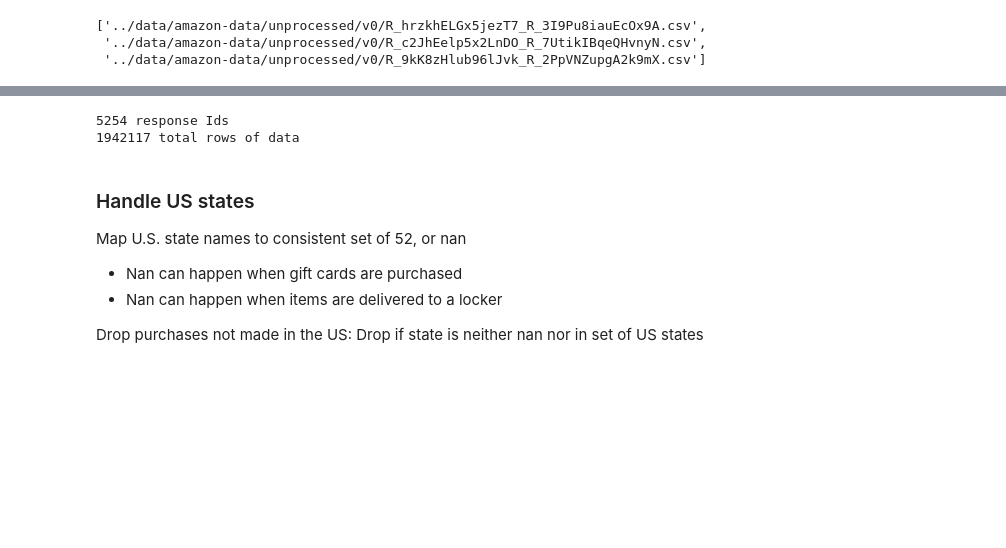
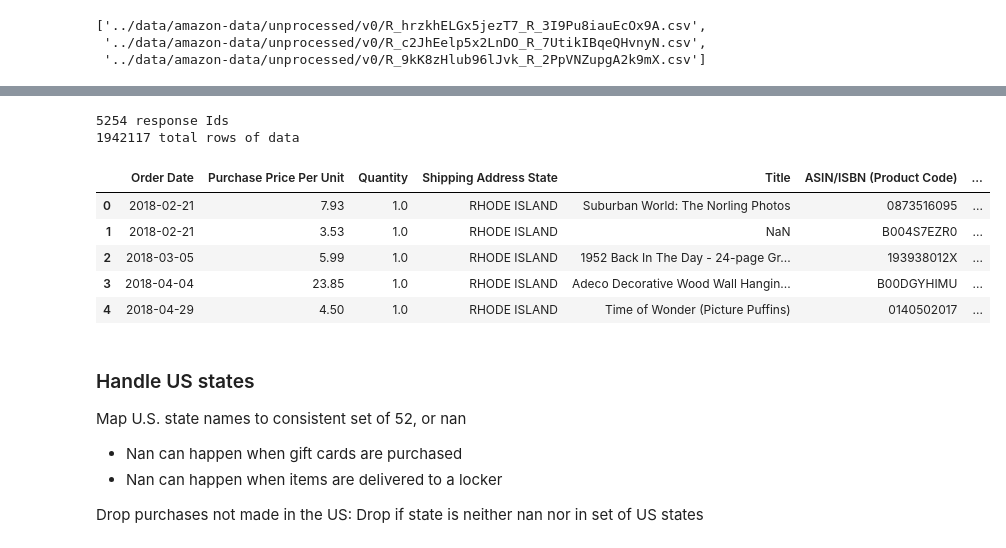
Before and after one commit to aberke/amazon-study, a Jupyter notebook: data-analysis/preprocessing.ipynb, the cells around one changed output, grey strips where cells are left out. Drawn from its saved outputs; the diff is of its cells as text; code cells hidden in the pictures; blank space fills up the shorter version.

```diff
--- a/data-analysis/preprocessing.ipynb
+++ b/data-analysis/preprocessing.ipynb
@@ -220,10 +216,16 @@ def print_data_metrics(amazon_data_df):
     print('%s total rows of data' % len(amazon_data_df))
 # %%
 print_data_metrics(amzn_df)
-# amzn_df.head()
+amzn_df.head()
 # %% [output]
 5254 response Ids
 1942117 total rows of data
+|  | Order Date | Purchase Price Per Unit | Quantity | Shipping Address State | Title | ASIN/ISBN (Product Code) | ... |
+| 0 | 2018-02-21 | 7.93 | 1.0 | RHODE ISLAND | Suburban World: The Norling Photos | 0873516095 | ... |
+| 1 | 2018-02-21 | 3.53 | 1.0 | RHODE ISLAND | NaN | B004S7EZR0 | ... |
+| 2 | 2018-03-05 | 5.99 | 1.0 | RHODE ISLAND | 1952 Back In The Day - 24-page Gr... | 193938012X | ... |
+| 3 | 2018-04-04 | 23.85 | 1.0 | RHODE ISLAND | Adeco Decorative Wood Wall Hangin... | B00DGYHIMU | ... |
+| 4 | 2018-04-29 | 4.50 | 1.0 | RHODE ISLAND | Time of Wonder (Picture Puffins) | 0140502017 | ... |
 # %% [markdown]
 ### Handle US states
 
```
Also changed, not shown: parts of 19 cells of this notebook.
